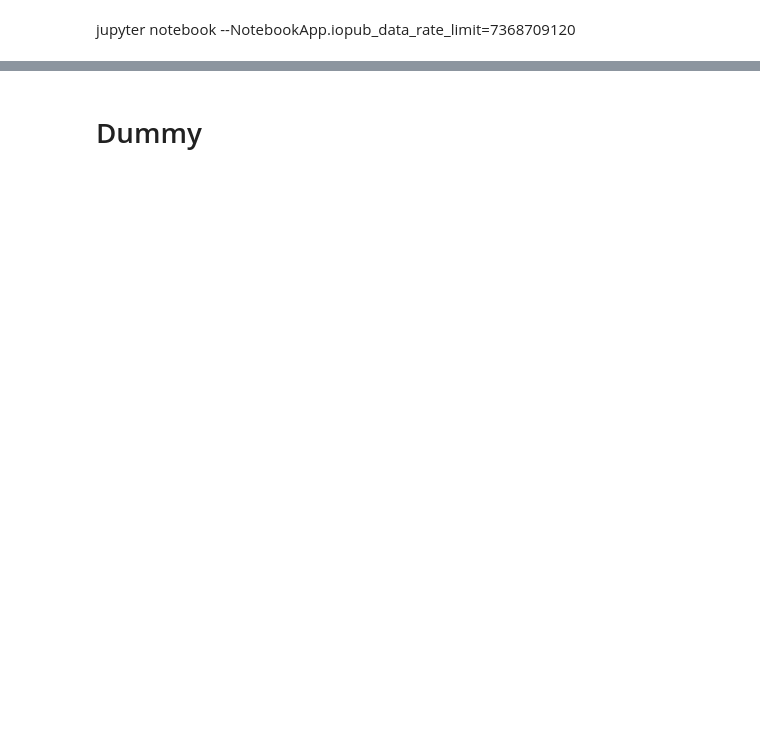
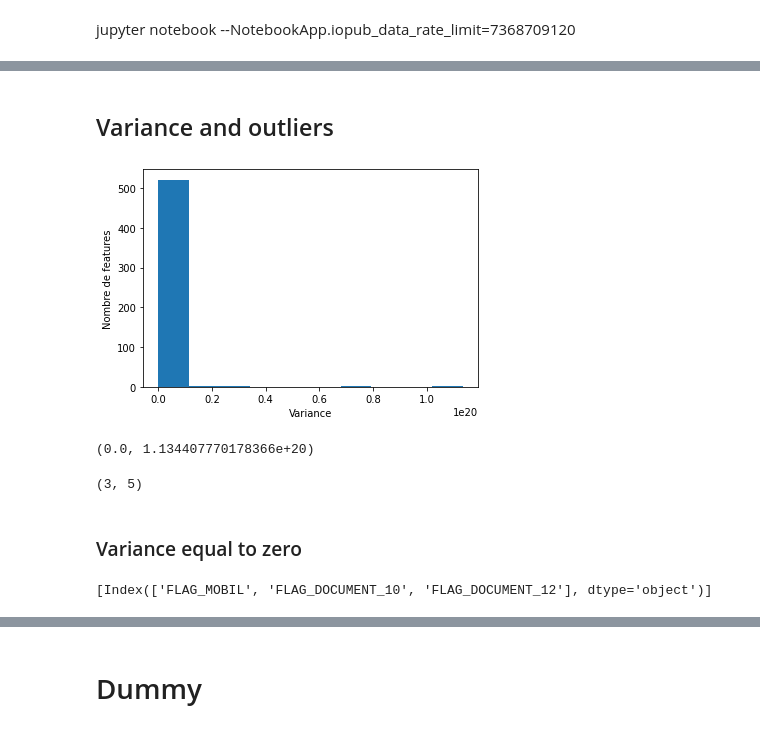
Before and after one commit to TomatoKetchoup/implement_scoring_loan, a Jupyter notebook: notebook/scoring_loan.ipynb, the cells around one changed output, grey strips where cells are left out. Cells and saved outputs as stored; diff of their text form; code cells hidden in the pictures; blank space fills up the shorter version.

```diff
--- a/notebook/scoring_loan.ipynb
+++ b/notebook/scoring_loan.ipynb
@@ -153,0 +239,9 @@ selected_feature_names.shape
+# %%
+threshold = 0.80
+correlated_features = set()
+# iterate over the lower triangle of the correlation matrix
+for i in range(1, len(corr_matrix.columns)):
+    for j in range(i):
+        if abs(corr_matrix.iloc[i, j]) > threshold:
+            colname = corr_matrix.columns[i]
+            correlated_features.add(colname)
@@ -153,0 +252,3 @@ selected_feature_names.shape
+# %%
+# Drop features with high correlation
+X_train_corr = X_train_resampled.drop(labels=correlated_features, axis=1)
@@ -153,0 +259,32 @@ selected_feature_names.shape
+# %% [markdown]
+## Variance and outliers
+# %%
+variances = np.var(X_train_corr, axis=0)
+
+# Définir les intervalles de variance
+bins = np.linspace(np.min(variances), np.max(variances), 100)
+
+# Calculer le nombre de features par intervalle de variance
+hist, _ = np.histogram(variances, bins=bins)
+
+# Créer l'histogramme
+plt.hist(variances)
+plt.xlabel('Variance')
+plt.ylabel('Nombre de features')
+plt.show()
+# %% [output]
+[figure, added]
+# %%
+variances.min(), variances.max()
+# %% [output]
+(0.0, 1.134407770178366e+20)
+# %%
+np.count_nonzero(variances ==0), np.count_nonzero(variances >0.04e+20)
+# %% [output]
+(3, 5)
+# %% [markdown]
+### Variance equal to zero
+# %%
+[variances[variances==0].index]
+# %% [output]
+[Index(['FLAG_MOBIL', 'FLAG_DOCUMENT_10', 'FLAG_DOCUMENT_12'], dtype='object')]
```
Also changed, not shown: parts of 159 cells of this notebook.
